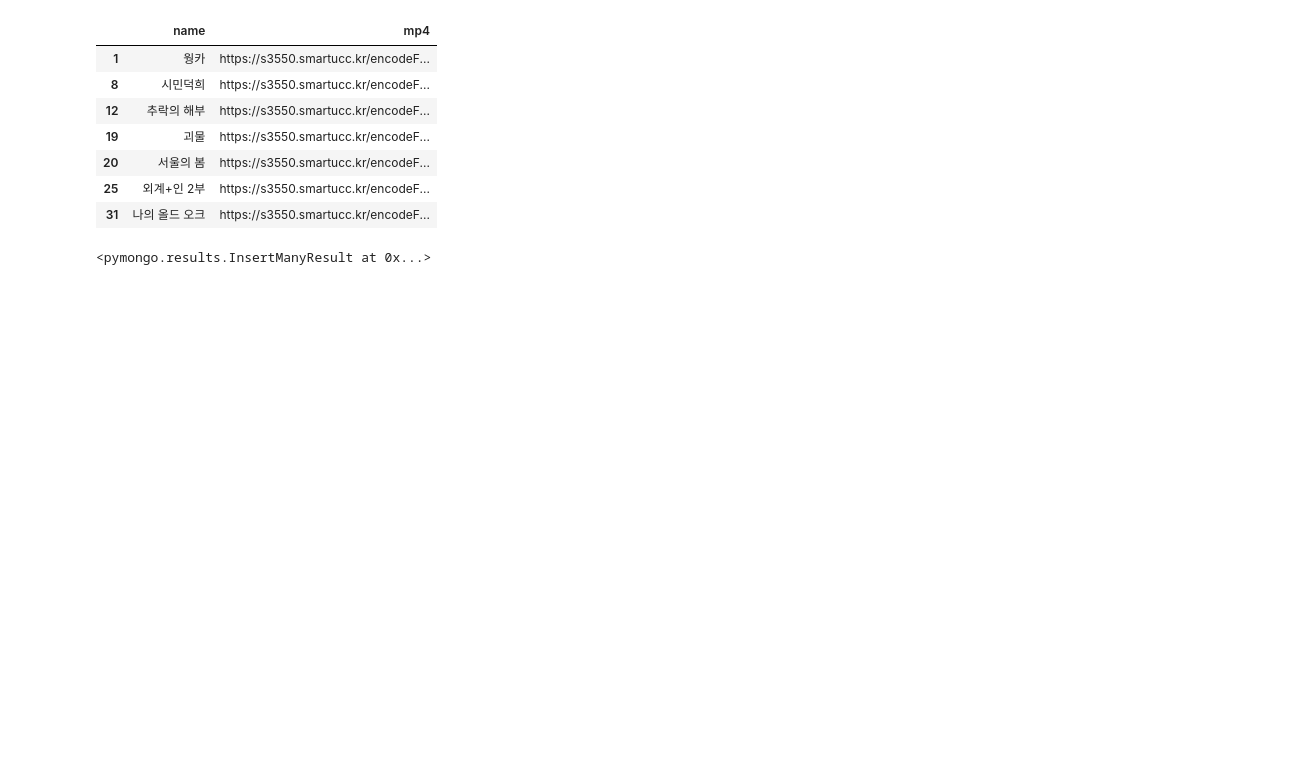
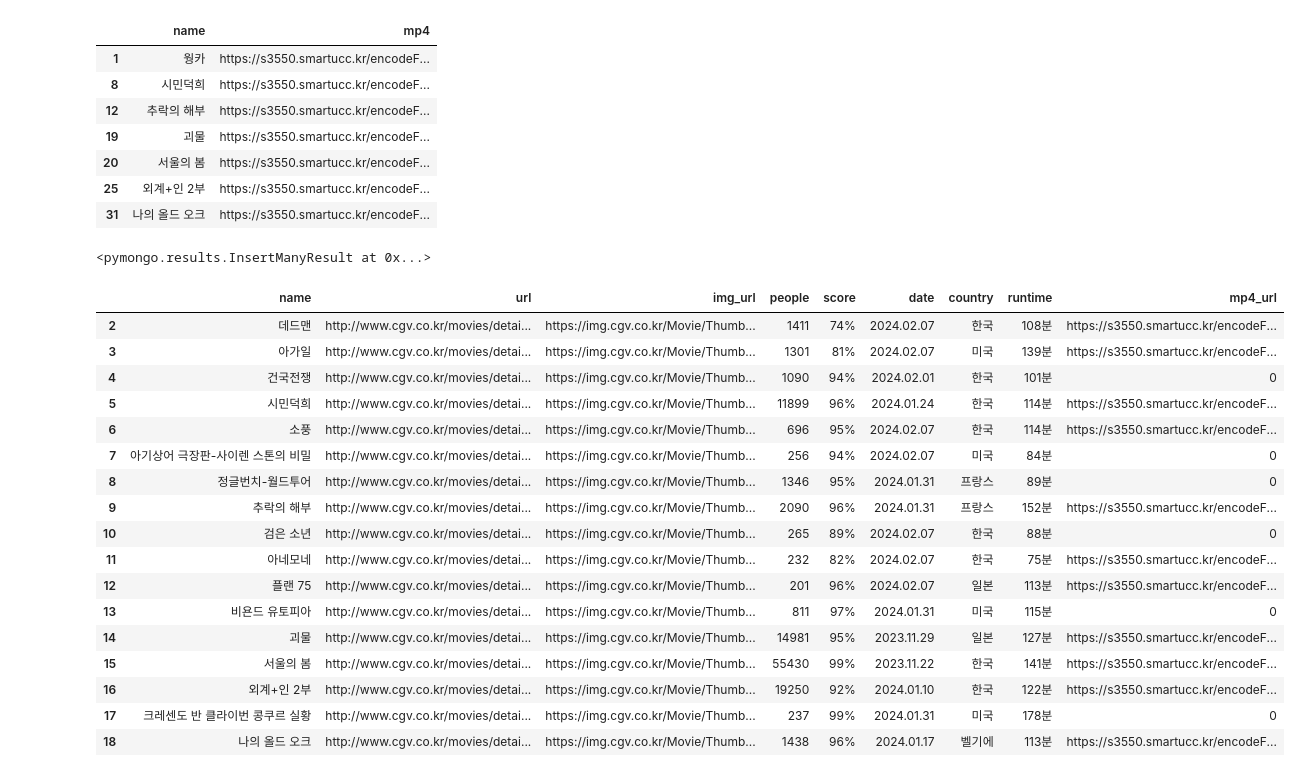
Before and after one commit to cccrawling/Crawling, a Jupyter notebook: test.ipynb, the cells around one changed output. Drawn from its saved outputs; the diff is of its cells as text; code cells hidden in the pictures; blank space fills up the shorter version.

```diff
--- a/test.ipynb
+++ b/test.ipynb
@@ -353,3 +353,34 @@ collection = db.info
 collection.insert_many(df_t)
 # %% [output]
 <pymongo.results.InsertManyResult at 0x...>
+# %%
+from pymongo import MongoClient
+import pandas as pd
+
+client = MongoClient('localhost', 27017)
+db = client.movies.info
+
+df = pd.DataFrame(list(db.find())).drop(columns='_id')
+# %%
+a = ['웡카', '도그데이즈']
+filtered_df = df[~df['name'].isin(a)]
+filtered_df
+# %% [output]
+|  | name | url | img_url | people | score | date | country | runtime | mp4_url |
+| 2 | 데드맨 | http://www.cgv.co.kr/movies/detai... | https://img.cgv.co.kr/Movie/Thumb... | 1411 | 74% | 2024.02.07 | 한국 | 108분 | https://s3550.smartucc.kr/encodeF... |
+| 3 | 아가일 | http://www.cgv.co.kr/movies/detai... | https://img.cgv.co.kr/Movie/Thumb... | 1301 | 81% | 2024.02.07 | 미국 | 139분 | https://s3550.smartucc.kr/encodeF... |
+| 4 | 건국전쟁 | http://www.cgv.co.kr/movies/detai... | https://img.cgv.co.kr/Movie/Thumb... | 1090 | 94% | 2024.02.01 | 한국 | 101분 | 0 |
+| 5 | 시민덕희 | http://www.cgv.co.kr/movies/detai... | https://img.cgv.co.kr/Movie/Thumb... | 11899 | 96% | 2024.01.24 | 한국 | 114분 | https://s3550.smartucc.kr/encodeF... |
+| 6 | 소풍 | http://www.cgv.co.kr/movies/detai... | https://img.cgv.co.kr/Movie/Thumb... | 696 | 95% | 2024.02.07 | 한국 | 114분 | https://s3550.smartucc.kr/encodeF... |
+| 7 | 아기상어 극장판-사이렌 스톤의 비밀 | http://www.cgv.co.kr/movies/detai... | https://img.cgv.co.kr/Movie/Thumb... | 256 | 94% | 2024.02.07 | 미국 | 84분 | 0 |
+| 8 | 정글번치-월드투어 | http://www.cgv.co.kr/movies/detai... | https://img.cgv.co.kr/Movie/Thumb... | 1346 | 95% | 2024.01.31 | 프랑스 | 89분 | 0 |
+| 9 | 추락의 해부 | http://www.cgv.co.kr/movies/detai... | https://img.cgv.co.kr/Movie/Thumb... | 2090 | 96% | 2024.01.31 | 프랑스 | 152분 | https://s3550.smartucc.kr/encodeF... |
+| 10 | 검은 소년 | http://www.cgv.co.kr/movies/detai... | https://img.cgv.co.kr/Movie/Thumb... | 265 | 89% | 2024.02.07 | 한국 | 88분 | 0 |
+| 11 | 아네모네 | http://www.cgv.co.kr/movies/detai... | https://img.cgv.co.kr/Movie/Thumb... | 232 | 82% | 2024.02.07 | 한국 | 75분 | https://s3550.smartucc.kr/encodeF... |
+| 12 | 플랜 75 | http://www.cgv.co.kr/movies/detai... | https://img.cgv.co.kr/Movie/Thumb... | 201 | 96% | 2024.02.07 | 일본 | 113분 | https://s3550.smartucc.kr/encodeF... |
+| 13 | 비욘드 유토피아 | http://www.cgv.co.kr/movies/detai... | https://img.cgv.co.kr/Movie/Thumb... | 811 | 97% | 2024.01.31 | 미국 | 115분 | 0 |
+| 14 | 괴물 | http://www.cgv.co.kr/movies/detai... | https://img.cgv.co.kr/Movie/Thumb... | 14981 | 95% | 2023.11.29 | 일본 | 127분 | https://s3550.smartucc.kr/encodeF... |
+| 15 | 서울의 봄 | http://www.cgv.co.kr/movies/detai... | https://img.cgv.co.kr/Movie/Thumb... | 55430 | 99% | 2023.11.22 | 한국 | 141분 | https://s3550.smartucc.kr/encodeF... |
+| 16 | 외계+인 2부 | http://www.cgv.co.kr/movies/detai... | https://img.cgv.co.kr/Movie/Thumb... | 19250 | 92% | 2024.01.10 | 한국 | 122분 | https://s3550.smartucc.kr/encodeF... |
+| 17 | 크레센도 반 클라이번 콩쿠르 실황 | http://www.cgv.co.kr/movies/detai... | https://img.cgv.co.kr/Movie/Thumb... | 237 | 99% | 2024.01.31 | 미국 | 178분 | 0 |
+| 18 | 나의 올드 오크 | http://www.cgv.co.kr/movies/detai... | https://img.cgv.co.kr/Movie/Thumb... | 1438 | 96% | 2024.01.17 | 벨기에 | 113분 | https://s3550.smartucc.kr/encodeF... |
```
